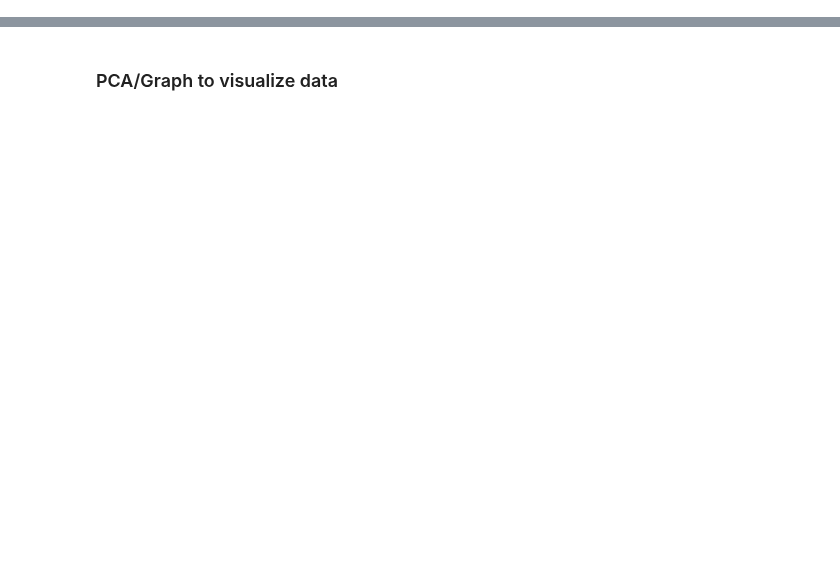
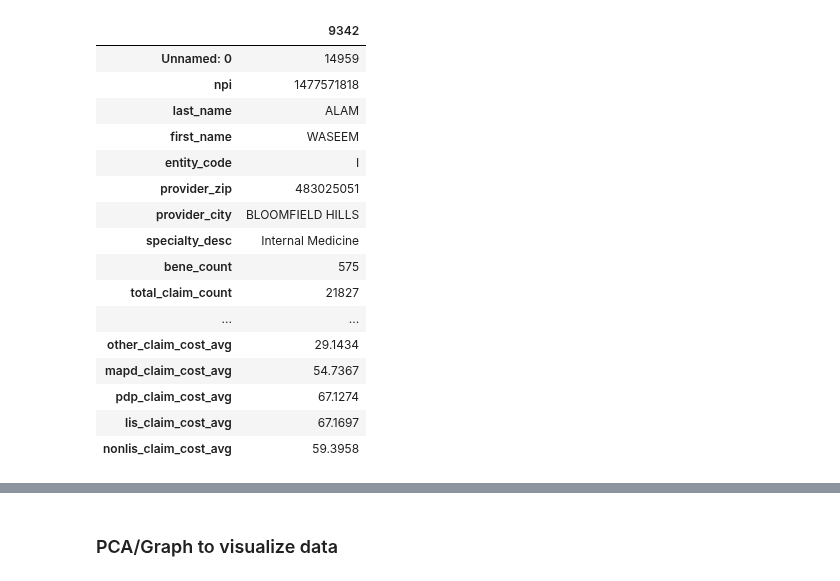
Before and after one commit to aurel1212/medicare-project, a Jupyter notebook: script/mod_experimentation2.ipynb, the cells around one changed output, grey strips where cells are left out. Cells and saved outputs as stored; diff of their text form; code cells hidden in the pictures; blank space fills up the shorter version.

```diff
--- a/script/mod_experimentation2.ipynb
+++ b/script/mod_experimentation2.ipynb
@@ -5,6 +5,26 @@ import pandas as pd
 import psycopg2 as pg2
 # %%
 df = pd.read_csv('/data/npi_2013_clean1.csv')
+# %%
+df[df['npi']==1477571818].T
+# %% [output]
+|  | 9342 |
+| Unnamed: 0 | 14959 |
+| npi | 1477571818 |
+| last_name | ALAM |
+| first_name | WASEEM |
+| entity_code | I |
+| provider_zip | 483025051 |
+| provider_city | BLOOMFIELD HILLS |
+| specialty_desc | Internal Medicine |
+| bene_count | 575 |
+| total_claim_count | 21827 |
+| ... | ... |
+| other_claim_cost_avg | 29.1434 |
+| mapd_claim_cost_avg | 54.7367 |
+| pdp_claim_cost_avg | 67.1274 |
+| lis_claim_cost_avg | 67.1697 |
+| nonlis_claim_cost_avg | 59.3958 |
 # %%
 X_train, X_test = mf.make_train_test_dataset(df)
 # %%
```
Also changed, not shown: parts of 14 cells of this notebook, 2 other files.
